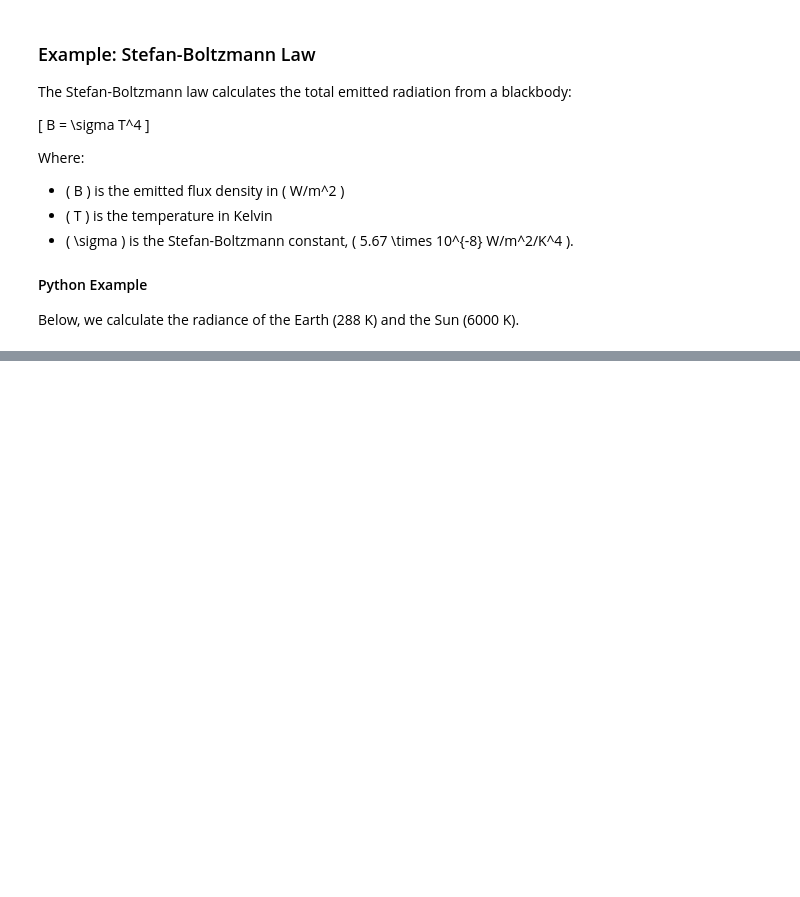
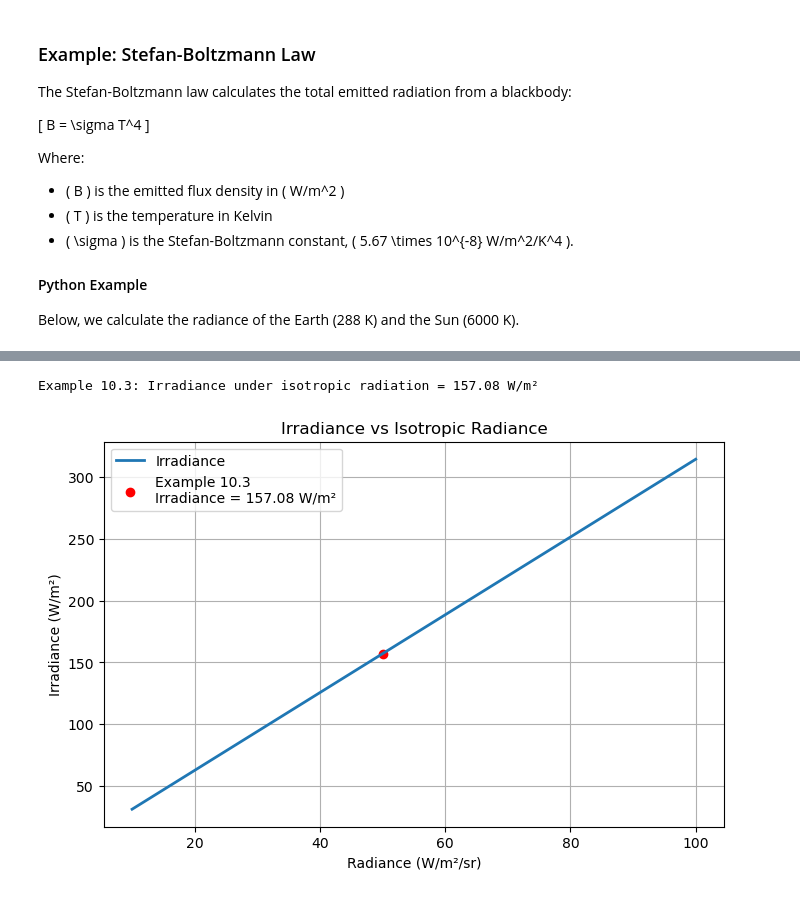
Before and after one commit to inkenbrandt/Campbell-Book, a Jupyter notebook: 10_Radiation_Basics.ipynb, the cells around one changed output, grey strips where cells are left out. Saved outputs shown, nothing was run; the diff lists cells and outputs as text; code cells hidden in the pictures; blank space fills up the shorter version.

```diff
--- a/10_Radiation_Basics.ipynb
+++ b/10_Radiation_Basics.ipynb
@@ -175,0 +242,44 @@ print(f"Attenuated flux after {distance_medium} m: {attenuated_flux:.2f} W/m²")
+# %%
+import numpy as np
+import matplotlib.pyplot as plt
+
+# Example 10.3: Irradiance under isotropic radiation
+def example_10_3(isotropic_radiance):
+    """
+    Calculate irradiance under isotropic radiation.
+
+    Args:
+    isotropic_radiance: Radiance (W/m²/sr).
+
+    Returns:
+    Irradiance (W/m²).
+    """
+    irradiance = np.pi * isotropic_radiance  # Irradiance calculation for isotropic radiation
+    return irradiance
+
+# Input for the example
+radiance_isotropic = 50  # W/m²/sr (example value)
+
+# Perform calculation
+irradiance_isotropic = example_10_3(radiance_isotropic)
+
+# Display result
+print(f"Example 10.3: Irradiance under isotropic radiation = {irradiance_isotropic:.2f} W/m²")
+
+# Visualization of the relationship
+radiance_values = np.linspace(10, 100, 50)  # Range of radiance values
+irradiance_values = np.pi * radiance_values  # Corresponding irradiance values
+
+plt.figure(figsize=(8, 5))
+plt.plot(radiance_values, irradiance_values, label='Irradiance', lw=2)
+plt.scatter([radiance_isotropic], [irradiance_isotropic], color='red',
+            label=f'Example 10.3\nIrradiance = {irradiance_isotropic:.2f} W/m²')
+plt.title("Irradiance vs Isotropic Radiance")
+plt.xlabel("Radiance (W/m²/sr)")
+plt.ylabel("Irradiance (W/m²)")
+plt.legend()
+plt.grid(True)
+plt.show()
+# %% [output]
+Example 10.3: Irradiance under isotropic radiation = 157.08 W/m²
+[figure, added]
```
Also changed, not shown: parts of 6 cells of this notebook, 1 other file.
